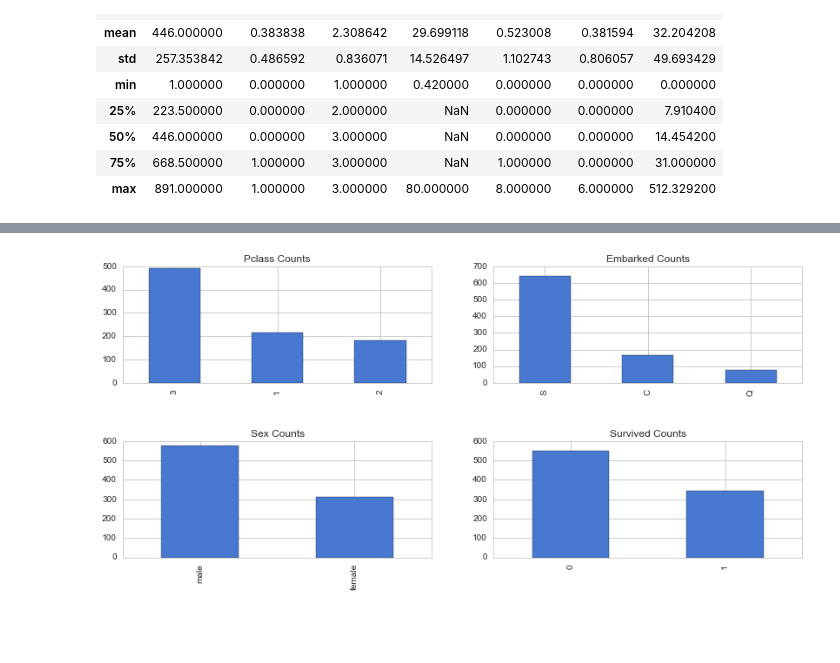
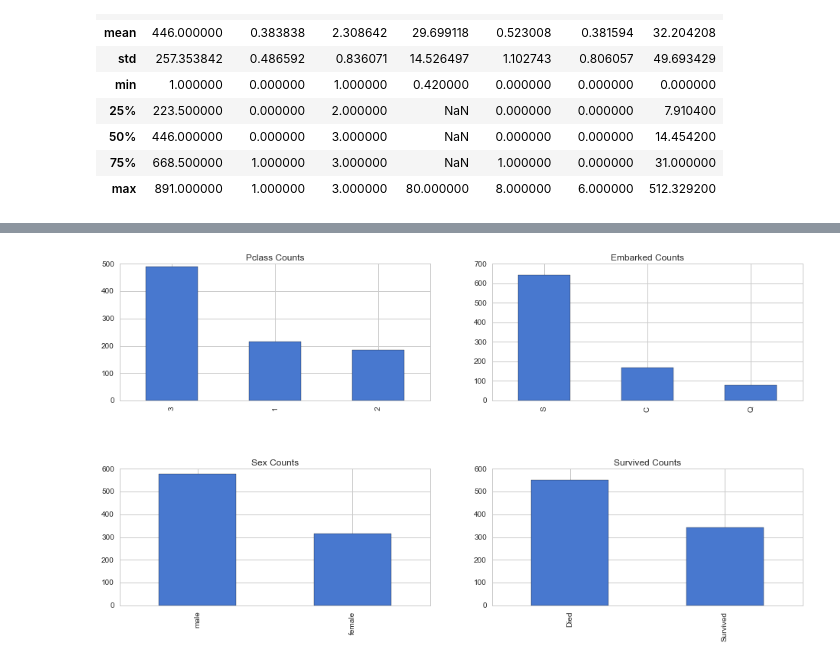
Before and after one commit to bljustice/kaggle, a Jupyter notebook: titanic/titanic_eda.ipynb, the cells around one changed output, grey strips where cells are left out. Cells and saved outputs as stored; diff of their text form; code cells hidden in the pictures; blank space fills up the shorter version.

```diff
--- a/titanic/titanic_eda.ipynb
+++ b/titanic/titanic_eda.ipynb
@@ -57,6 +57,8 @@ train_df.describe()
 | 50% | 446.000000 | 0.000000 | 3.000000 | NaN | 0.000000 | 0.000000 | 14.454200 |
 | 75% | 668.500000 | 1.000000 | 3.000000 | NaN | 1.000000 | 0.000000 | 31.000000 |
 | max | 891.000000 | 1.000000 | 3.000000 | 80.000000 | 8.000000 | 6.000000 | 512.329200 |
+# %%
+train_df.Survived = train_df.Survived.map({1: 'Survived', 0: 'Died'})
 # %%
 def get_col_null_counts(df):
     return pd.DataFrame(sorted({c: df[c].isnull().sum() for c in df.columns}.items(), key=lambda x: x[1],
@@ -82,9 +83,9 @@ f.subplots_adjust(hspace=0.5);
 # %%
-f, ((ax1, ax2), (ax3, ax4)) = plt.subplots(nrows=2, ncols=2, sharex=False, sharey=False)
-train_df.Pclass.value_counts().plot(kind='bar', ax=ax1, figsize=(14, 6), title='Pclass Counts')
-train_df.Embarked.value_counts().plot(kind='bar', ax=ax2, figsize=(14, 6), title='Embarked Counts')
-train_df.Sex.value_counts().plot(kind='bar', ax=ax3, figsize=(14, 6), title='Sex Counts')
-train_df.Survived.value_counts().plot(kind='bar', ax=ax4, figsize=(14, 6), title='Survived Counts')
+f, ((ax1, ax2), (ax3, ax4)) = plt.subplots(nrows=2, ncols=2, sharex=False, sharey=False, figsize=(16, 8))
+train_df.Pclass.value_counts().plot(kind='bar', ax=ax1, title='Pclass Counts')
+train_df.Embarked.value_counts().plot(kind='bar', ax=ax2, title='Embarked Counts')
+train_df.Sex.value_counts().plot(kind='bar', ax=ax3, title='Sex Counts')
+train_df.Survived.value_counts().plot(kind='bar', ax=ax4, title='Survived Counts')
 f.subplots_adjust(hspace=0.5);
 # %% [output]
-[figure, old version]
+[figure, new version]
```
Also changed, not shown: parts of 10 cells of this notebook.
